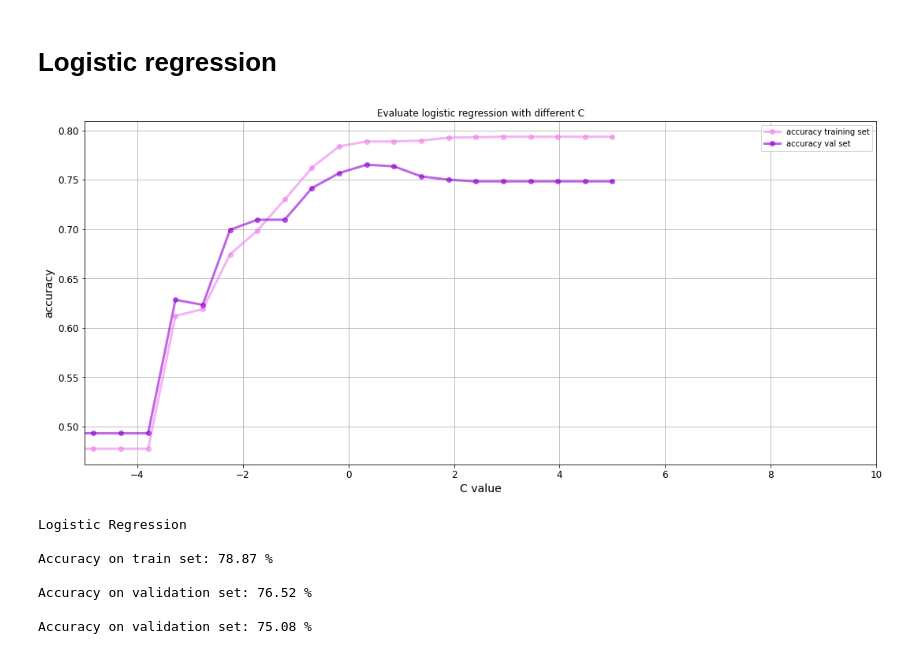
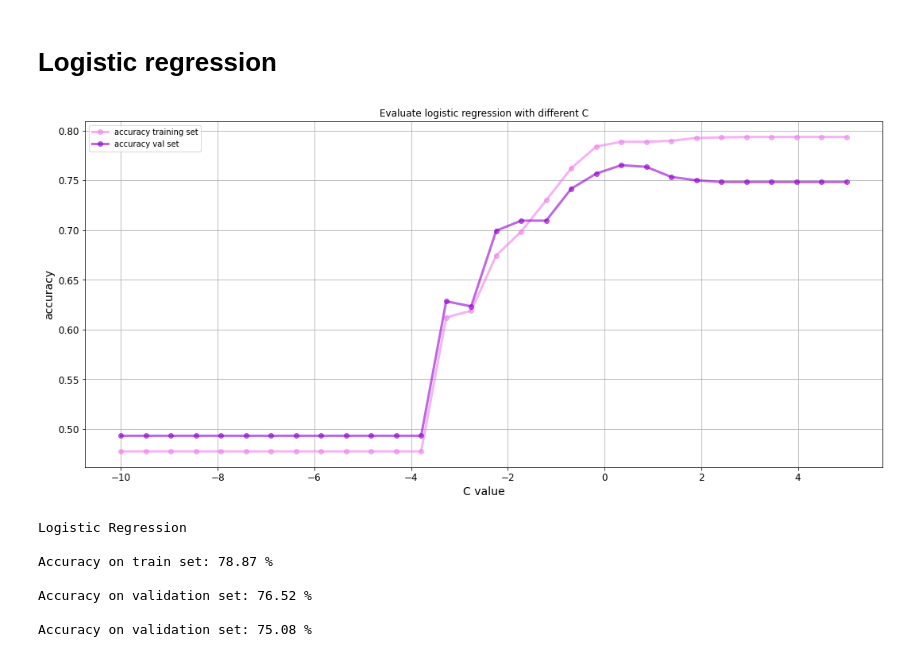
Before and after one commit to Milwa97/StudentDataHack, a Jupyter notebook: Sklearn.ipynb, the cells around one changed output. Saved outputs shown, nothing was run; the diff lists cells and outputs as text; code cells hidden in the pictures.

```diff
--- a/Sklearn.ipynb
+++ b/Sklearn.ipynb
@@ -214,17 +214,16 @@ for ind, C in enumerate(C_arr):
 # %%
 # Plotting
 plt.figure(figsize=(18, 8))
 
 plt.plot(C_arr, train_accuracy, 'bo-', label=r'accuracy training set', color="violet", alpha=0.6, linewidth=3)
 plt.plot(C_arr, val_accuracy, 'bo-', label=r'accuracy val set', color="darkviolet", alpha=0.6, linewidth=3)
 
 plt.xlabel('C value'); plt.ylabel(r'accuracy')
-plt.xlim(lambda_min, lambda_max)
 plt.title(r'Evaluate logistic regression with different C')
 plt.legend(loc='best')
 plt.grid()
 # %% [output]
-[figure, old version]
+[figure, new version]
 # %%
 index = np.argmax(val_accuracy)
 C_best= C_arr[index]
```
Also changed, not shown: parts of 1 cell of this notebook, 31 other files.
